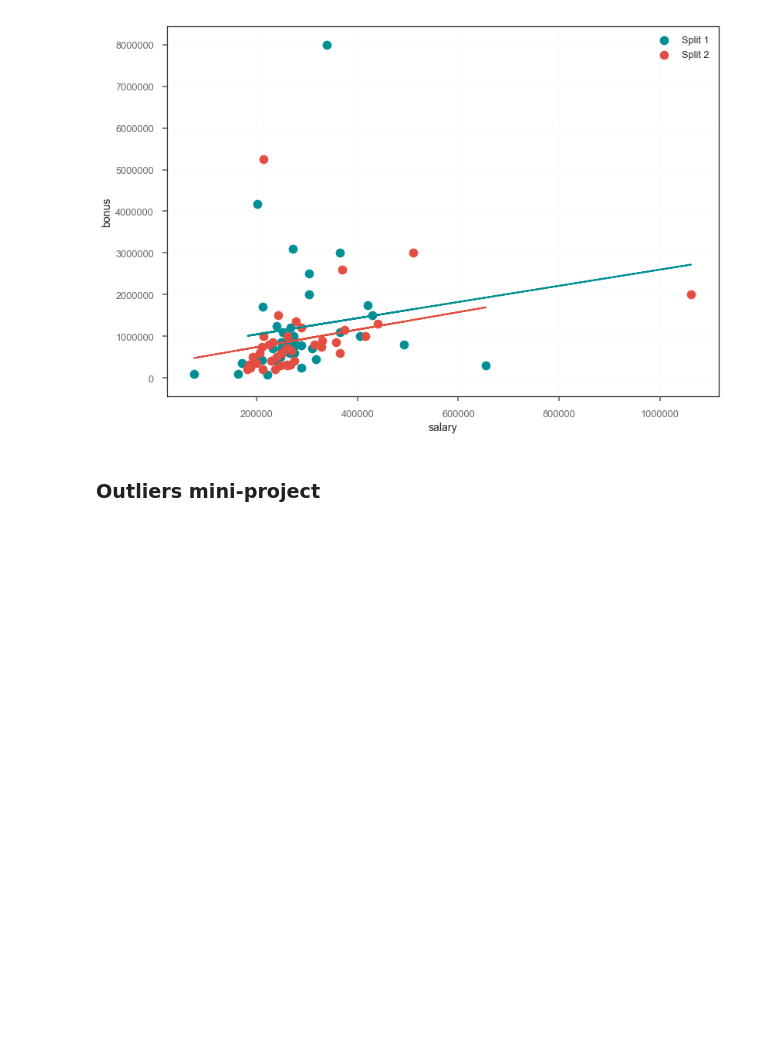
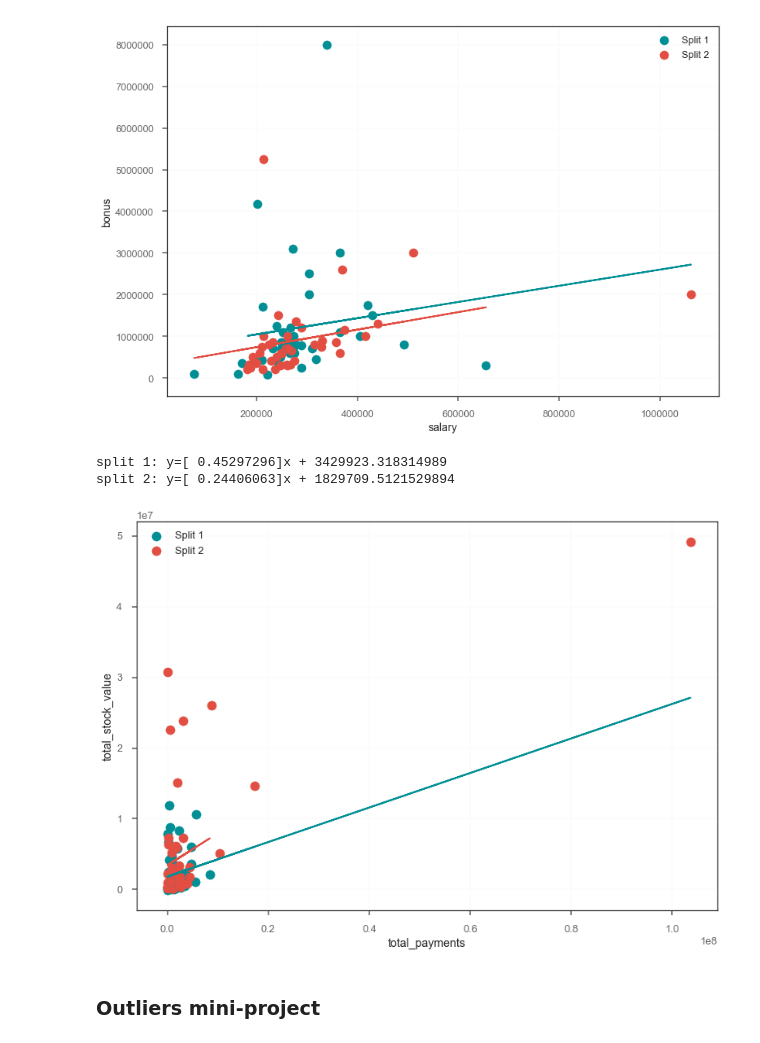
Before and after one commit to AdmcCarthy/Identify_Fraud_from_Enron_Email, a Jupyter notebook: final_project/Exploring the Enron Dataset.ipynb, the cells around one changed output. Saved outputs shown, nothing was run; the diff lists cells and outputs as text; code cells hidden in the pictures; blank space fills up the shorter version.

```diff
--- a/final_project/Exploring the Enron Dataset.ipynb
+++ b/final_project/Exploring the Enron Dataset.ipynb
@@ -201,6 +211,12 @@ ml_plots.regression_plot(dictionary, "bonus", "salary")
 split 1: y=[ 2.10452164]x + 315564.34744564304
 split 2: y=[ 1.94525797]x + 654599.7484512245
 [figure]
+# %%
+ml_plots.regression_plot(enron_data, "total_stock_value", "total_payments")
+# %% [output]
+split 1: y=[ 0.45297296]x + 3429923.318314989
+split 2: y=[ 0.24406063]x + 1829709.5121529894
+[figure, added]
 # %% [markdown]
 ### Outliers mini-project
 # %%
```
Also changed, not shown: parts of 12 cells of this notebook, 4 other files.
